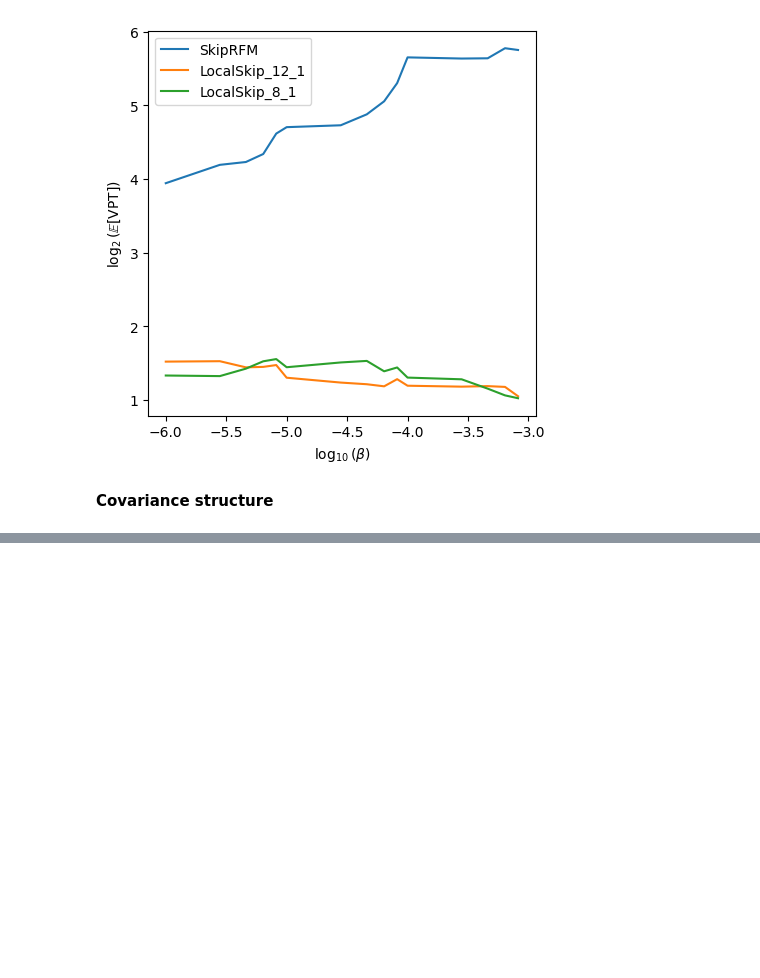
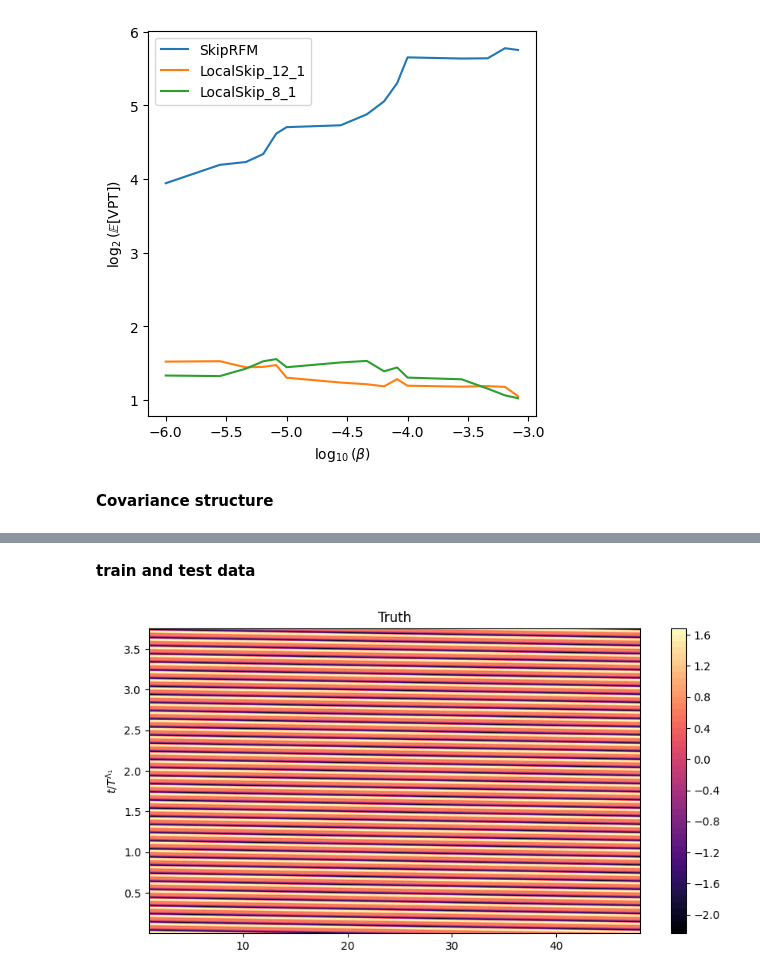
Before and after one commit to pinakm9/DeepRFM, a Jupyter notebook: notebooks/KS-12.ipynb, the cells around one changed output, grey strips where cells are left out. Drawn from its saved outputs; the diff is of its cells as text; code cells hidden in the pictures; blank space fills up the shorter version.

```diff
--- a/notebooks/KS-12.ipynb
+++ b/notebooks/KS-12.ipynb
@@ -24,7 +24,9 @@ def smooth(y, box_pts):
     box = np.ones(box_pts)/box_pts
     y_smooth = np.convolve(y, box, mode='same')
     return y_smooth
-
+kwargs = {200:{'error_threshold': 0.25, 'dt': 0.25, 'Lyapunov_time': 1/0.094},\
+          22:{'error_threshold' : 0.25, 'dt': 0.25, 'Lyapunov_time': 1/0.043},\
+          12:{'error_threshold' : 0.25, 'dt': 0.25, 'Lyapunov_time': 1/0.003}}
 dynamical_system = 'KS'
 L = 12
 folder = f'../data/KS-{L}'
@@ -67,0 +105,7 @@ plt.savefig(f"../data/plots/KS-12-cov-20.png", bbox_inches="tight", dpi=300)
+# %% [markdown]
+**train and test data**
+# %%
+i = np.random.randint(100000-1000)
+ut.waterfall(Uo[:, i:i+5000], filename=f"KS-{L}-train-partial", levels=50,  **kwargs[L])
+# %% [output]
+[figure, added]
```
Also changed, not shown: parts of 6 cells of this notebook, 12 other files.
